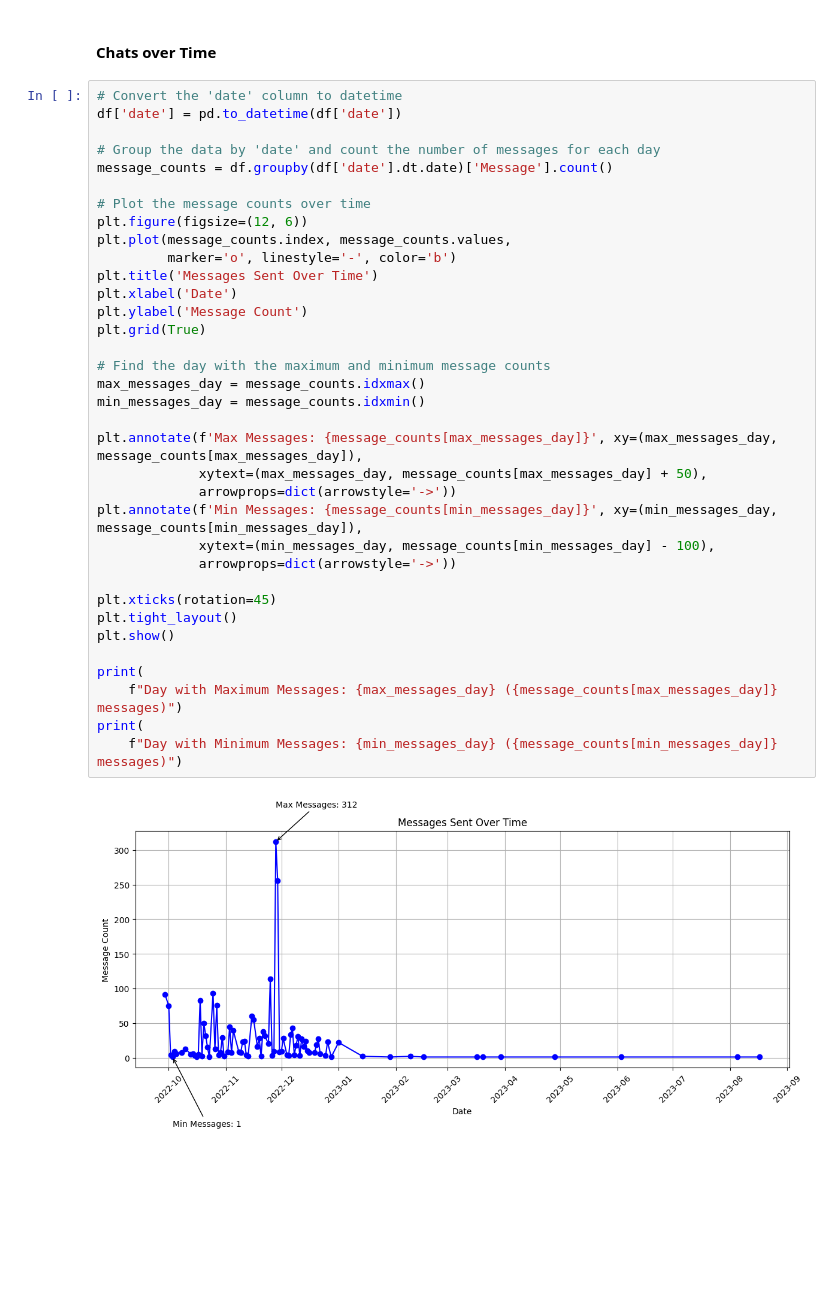
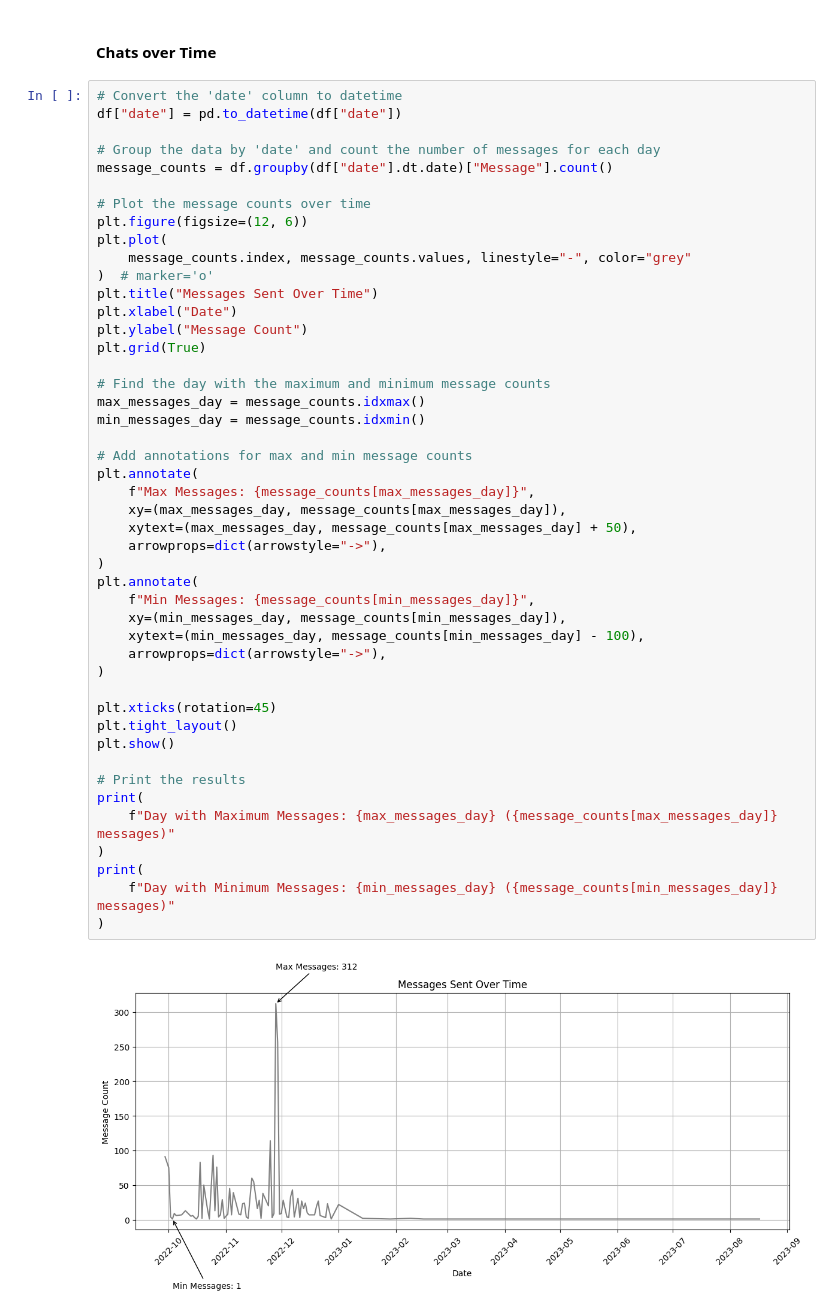
Before and after one commit to Chirag529/WhatsAppAnalysis, a Jupyter notebook: main.ipynb, the cells around one changed output. Cells and saved outputs as stored; diff of their text form; blank space fills up the shorter version.

```diff
--- a/main.ipynb
+++ b/main.ipynb
@@ -486,40 +463,51 @@ date: 10
 #### Chats over Time
 # %%
 # Convert the 'date' column to datetime
-df['date'] = pd.to_datetime(df['date'])
+df["date"] = pd.to_datetime(df["date"])
 
 # Group the data by 'date' and count the number of messages for each day
-message_counts = df.groupby(df['date'].dt.date)['Message'].count()
+message_counts = df.groupby(df["date"].dt.date)["Message"].count()
 
 # Plot the message counts over time
 plt.figure(figsize=(12, 6))
-plt.plot(message_counts.index, message_counts.values,
-         marker='o', linestyle='-', color='b')
-plt.title('Messages Sent Over Time')
-plt.xlabel('Date')
-plt.ylabel('Message Count')
+plt.plot(
+    message_counts.index, message_counts.values, linestyle="-", color="grey"
+)  # marker='o'
+plt.title("Messages Sent Over Time")
+plt.xlabel("Date")
+plt.ylabel("Message Count")
 plt.grid(True)
 
 # Find the day with the maximum and minimum message counts
 max_messages_day = message_counts.idxmax()
 min_messages_day = message_counts.idxmin()
 
-plt.annotate(f'Max Messages: {message_counts[max_messages_day]}', xy=(max_messages_day, message_counts[max_messages_day]),
-             xytext=(max_messages_day, message_counts[max_messages_day] + 50),
-             arrowprops=dict(arrowstyle='->'))
-plt.annotate(f'Min Messages: {message_counts[min_messages_day]}', xy=(min_messages_day, message_counts[min_messages_day]),
-             xytext=(min_messages_day, message_counts[min_messages_day] - 100),
-             arrowprops=dict(arrowstyle='->'))
+# Add annotations for max and min message counts
+plt.annotate(
+    f"Max Messages: {message_counts[max_messages_day]}",
+    xy=(max_messages_day, message_counts[max_messages_day]),
+    xytext=(max_messages_day, message_counts[max_messages_day] + 50),
+    arrowprops=dict(arrowstyle="->"),
+)
+plt.annotate(
+    f"Min Messages: {message_counts[min_messages_day]}",
+    xy=(min_messages_day, message_counts[min_messages_day]),
+    xytext=(min_messages_day, message_counts[min_messages_day] - 100),
+    arrowprops=dict(arrowstyle="->"),
+)
 
 plt.xticks(rotation=45)
 plt.tight_layout()
 plt.show()
 
+# Print the results
 print(
-    f"Day with Maximum Messages: {max_messages_day} ({message_counts[max_messages_day]} messages)")
+    f"Day with Maximum Messages: {max_messages_day} ({message_counts[max_messages_day]} messages)"
+)
 print(
-    f"Day with Minimum Messages: {min_messages_day} ({message_counts[min_messages_day]} messages)")
+    f"Day with Minimum Messages: {min_messages_day} ({message_counts[min_messages_day]} messages)"
+)
 # %% [output]
-[figure, old version]
+[figure, new version]
 Day with Maximum Messages: 2022-11-28 (312 messages)
 Day with Minimum Messages: 2022-10-03 (1 messages)
```
Also changed, not shown: parts of 4 cells of this notebook.
